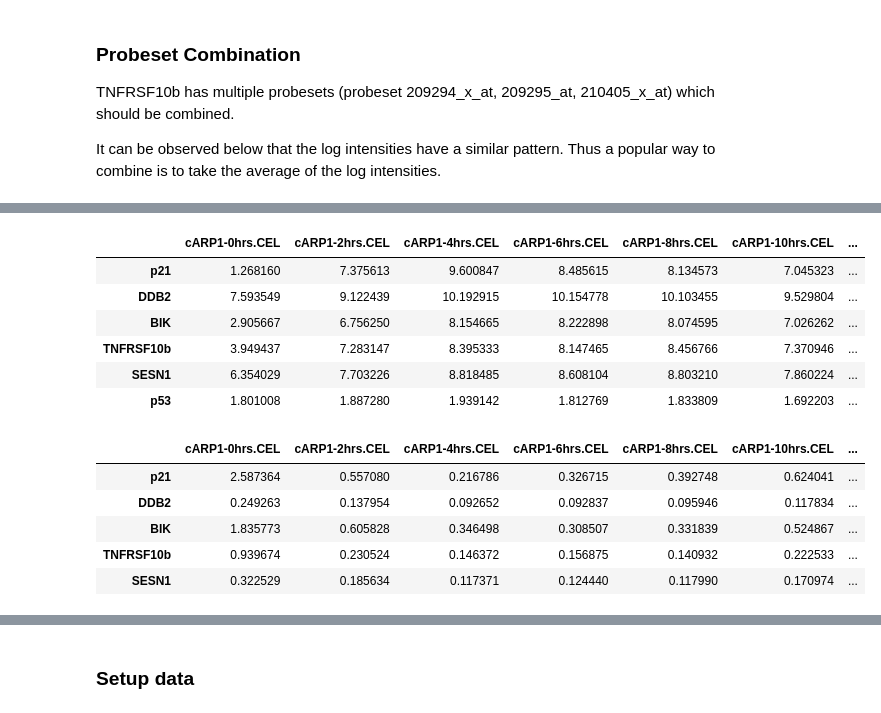
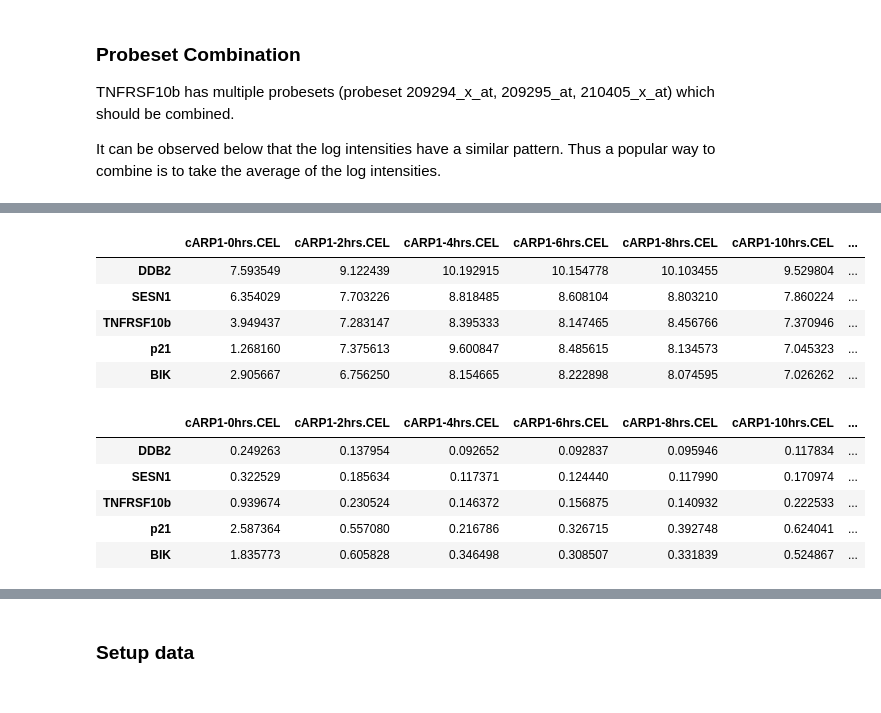
Before and after one commit to JCobbles/trangp, a Jupyter notebook: Lawrence Replication.ipynb, the cells around one changed output, grey strips where cells are left out. Saved outputs shown, nothing was run; the diff lists cells and outputs as text; code cells hidden in the pictures.

```diff
--- a/Lawrence Replication.ipynb
+++ b/Lawrence Replication.ipynb
@@ -91,30 +90,31 @@ TNFRSF10b_mean = pd.Series(TNFRSF10b.mean(0), index=genes.columns, name='TNFRSF1
 # %%
 index ={
     '203409_at': 'DDB2',
     '202284_s_at': 'p21',
     '218346_s_at': 'SESN1',
     '205780_at': 'BIK',
     '209295_at': 'TNFRSF10b'
 }
 genes.rename(index=index, inplace=True)
 genes_se.rename(index=index, inplace=True)
 
 # genes = genes.append(TNFRSF10b_mean, ignore_index=False)
-genes = genes.append(p53_mean, ignore_index=False).astype(np.float64)
-#print(genes.loc[genes['Scan REF'] == pd.nan, 'Scan REF'])# = 'test'
+# genes = genes.append(p53_mean, ignore_index=False).astype(np.float64)
+
+genes = genes.reindex(['DDB2', 'SESN1', 'TNFRSF10b', 'p21', 'BIK'])
+genes_se = genes_se.reindex(['DDB2', 'SESN1', 'TNFRSF10b', 'p21', 'BIK'])
 display(genes)
 display(genes_se)
 # %% [output]
 |  | cARP1-0hrs.CEL | cARP1-2hrs.CEL | cARP1-4hrs.CEL | cARP1-6hrs.CEL | cARP1-8hrs.CEL | cARP1-10hrs.CEL | ... |
+| DDB2 | 7.593549 | 9.122439 | 10.192915 | 10.154778 | 10.103455 | 9.529804 | ... |
+| SESN1 | 6.354029 | 7.703226 | 8.818485 | 8.608104 | 8.803210 | 7.860224 | ... |
+| TNFRSF10b | 3.949437 | 7.283147 | 8.395333 | 8.147465 | 8.456766 | 7.370946 | ... |
 | p21 | 1.268160 | 7.375613 | 9.600847 | 8.485615 | 8.134573 | 7.045323 | ... |
-| DDB2 | 7.593549 | 9.122439 | 10.192915 | 10.154778 | 10.103455 | 9.529804 | ... |
 | BIK | 2.905667 | 6.756250 | 8.154665 | 8.222898 | 8.074595 | 7.026262 | ... |
-| TNFRSF10b | 3.949437 | 7.283147 | 8.395333 | 8.147465 | 8.456766 | 7.370946 | ... |
-| SESN1 | 6.354029 | 7.703226 | 8.818485 | 8.608104 | 8.803210 | 7.860224 | ... |
-| p53 | 1.801008 | 1.887280 | 1.939142 | 1.812769 | 1.833809 | 1.692203 | ... |
 |  | cARP1-0hrs.CEL | cARP1-2hrs.CEL | cARP1-4hrs.CEL | cARP1-6hrs.CEL | cARP1-8hrs.CEL | cARP1-10hrs.CEL | ... |
+| DDB2 | 0.249263 | 0.137954 | 0.092652 | 0.092837 | 0.095946 | 0.117834 | ... |
+| SESN1 | 0.322529 | 0.185634 | 0.117371 | 0.124440 | 0.117990 | 0.170974 | ... |
+| TNFRSF10b | 0.939674 | 0.230524 | 0.146372 | 0.156875 | 0.140932 | 0.222533 | ... |
 | p21 | 2.587364 | 0.557080 | 0.216786 | 0.326715 | 0.392748 | 0.624041 | ... |
-| DDB2 | 0.249263 | 0.137954 | 0.092652 | 0.092837 | 0.095946 | 0.117834 | ... |
 | BIK | 1.835773 | 0.605828 | 0.346498 | 0.308507 | 0.331839 | 0.524867 | ... |
-| TNFRSF10b | 0.939674 | 0.230524 | 0.146372 | 0.156875 | 0.140932 | 0.222533 | ... |
-| SESN1 | 0.322529 | 0.185634 | 0.117371 | 0.124440 | 0.117990 | 0.170974 | ... |
```
Also changed, not shown: parts of 16 cells of this notebook, 2 other files.
